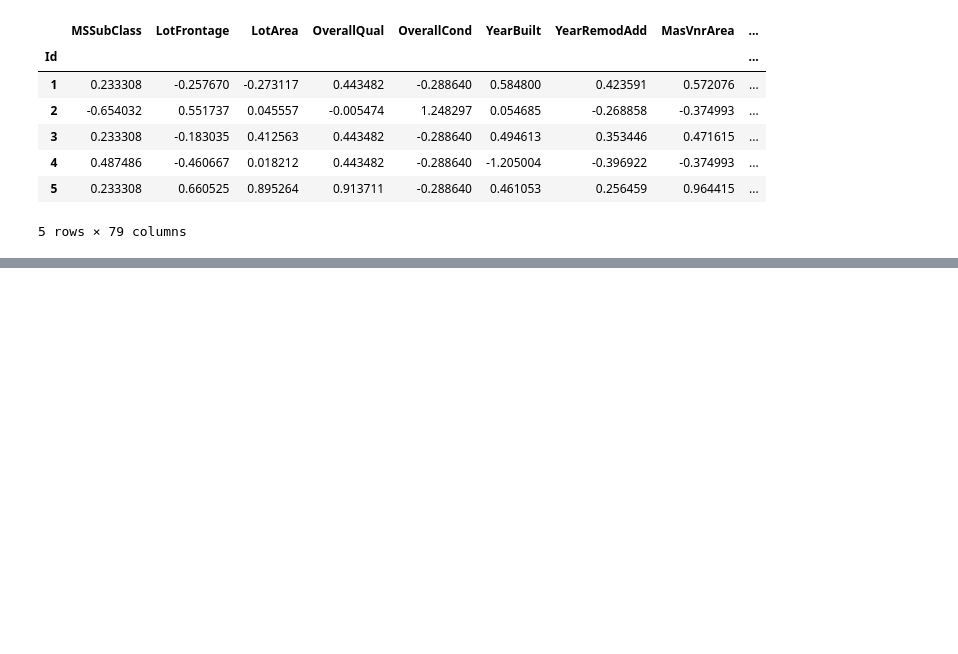
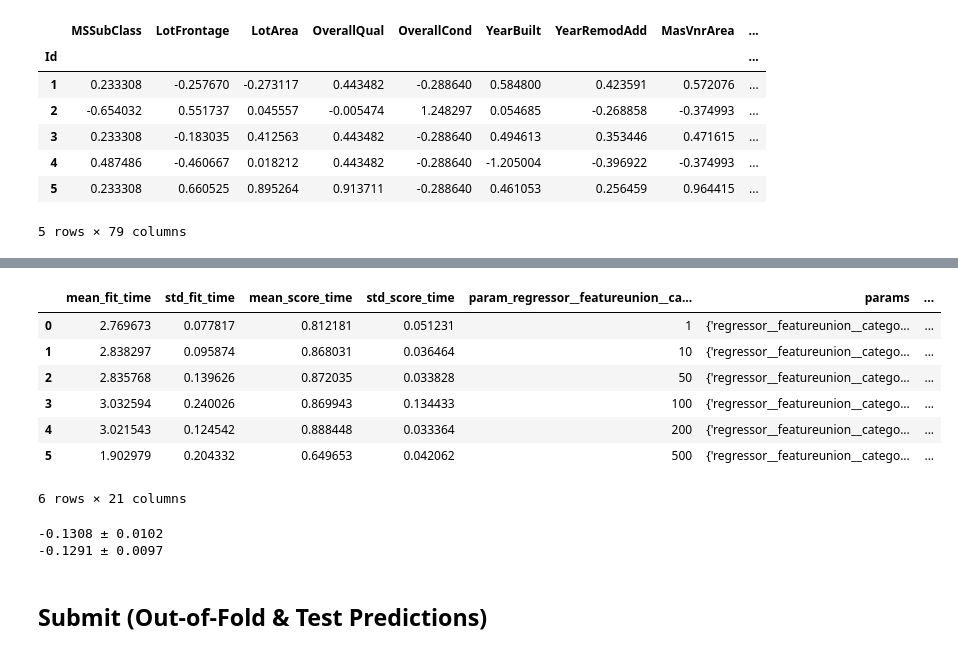
Before and after one commit to SimulatorML/Robusta, a Jupyter notebook: example/house/baseline.ipynb, the cells around one changed output, grey strips where cells are left out. Saved outputs shown, nothing was run; the diff lists cells and outputs as text; code cells hidden in the pictures; blank space fills up the shorter version.

```diff
--- a/example/house/2. Fold Preparation.ipynb
+++ b/example/house/baseline.ipynb
@@ -101,0 +110,4 @@ fold_prep.fit_transform(X_train, y_train).sample(5, random_state=555)
+# %%
+from lightgbm import LGBMRegressor
+
+model = LGBMRegressor()
@@ -102,6 +119,5 @@ fold_prep.fit_transform(X_train, y_train).sample(5, random_state=555)
 # %%
-from lightgbm import LGBMRegressor
-
+%%time
 from sklearn.model_selection import cross_val_score, GridSearchCV
 from sklearn.metrics import *
 
@@ -112,32 +128,15 @@ def rmsle_scorer(estimator, X_test, y_test):
     return rmsle_score(y_test, estimator.predict(X_test))
 
 cv = 5
-scoring = rmsle_scorer
+metric = rmsle_scorer
 
-
-
-#gs = GridSearchCV(model_pipe_te, {param: param_space}, cv=cv, scoring=scoring)
-#gs.fit(X_train, y_train)
-
-
-model = TransformedTargetRegressor(
+estimator = TransformedTargetRegressor(
     func=np.log1p,
     inverse_func=np.expm1,
-    regressor = make_pipeline(
-        FeatureUnion([
-            ('category', make_pipeline(
-                TypeSelector(['category', 'object']),
-                TargetEncoderCV(cv=4, smoothing=1e3)
-            )),
-            ('numeric', make_pipeline(
-                TypeSelector(np.number)
-            )),
-        ]),
-        LGBMRegressor()
-    ),
+    regressor = make_pipeline(fold_prep, model)
 )
 
-scores = cross_val_score(model, X_train, y_train, cv=cv, scoring=scoring)
+scores = cross_val_score(estimator, X_train, y_train, cv=cv, scoring=metric)
 
 print('{:.4f} ± {:.4f}'.format(np.mean(scores), np.std(scores)))
 # %% [output]
@@ -176,0 +148,10 @@ model.get_params()
+# %%
+%%time
+from sklearn.model_selection import GridSearchCV
+
+param = 'regressor__featureunion__category__encodercv__encoder__smoothing'
+param_space = [1, 10, 50, 100, 200, 500]
+space = {param: param_space}
+
+gs = GridSearchCV(estimator, space, cv=cv, scoring=metric)
+gs.fit(X_train, y_train)
@@ -176,0 +161,24 @@ model.get_params()
+# %%
+pd.DataFrame(gs.cv_results_)
+# %% [output]
+|  | mean_fit_time | std_fit_time | mean_score_time | std_score_time | param_regressor__featureunion__ca... | params | ... |
+| 0 | 2.769673 | 0.077817 | 0.812181 | 0.051231 | 1 | {'regressor__featureunion__catego... | ... |
+| 1 | 2.838297 | 0.095874 | 0.868031 | 0.036464 | 10 | {'regressor__featureunion__catego... | ... |
+| 2 | 2.835768 | 0.139626 | 0.872035 | 0.033828 | 50 | {'regressor__featureunion__catego... | ... |
+| 3 | 3.032594 | 0.240026 | 0.869943 | 0.134433 | 100 | {'regressor__featureunion__catego... | ... |
+| 4 | 3.021543 | 0.124542 | 0.888448 | 0.033364 | 200 | {'regressor__featureunion__catego... | ... |
+| 5 | 1.902979 | 0.204332 | 0.649653 | 0.042062 | 500 | {'regressor__featureunion__catego... | ... |
+6 rows × 21 columns
+# %%
+best_estimator = gs.best_estimator_
+
+scores = cross_val_score(estimator, X_train, y_train, cv=cv, scoring=metric)
+print('{:.4f} ± {:.4f}'.format(np.mean(scores), np.std(scores)))
+
+scores = cross_val_score(best_estimator, X_train, y_train, cv=cv, scoring=metric)
+print('{:.4f} ± {:.4f}'.format(np.mean(scores), np.std(scores)))
+# %% [output]
+-0.1308 ± 0.0102
+-0.1291 ± 0.0097
+# %% [markdown]
+## Submit (Out-of-Fold & Test Predictions)
```
Also changed, not shown: parts of 15 cells of this notebook, 6 other files.
